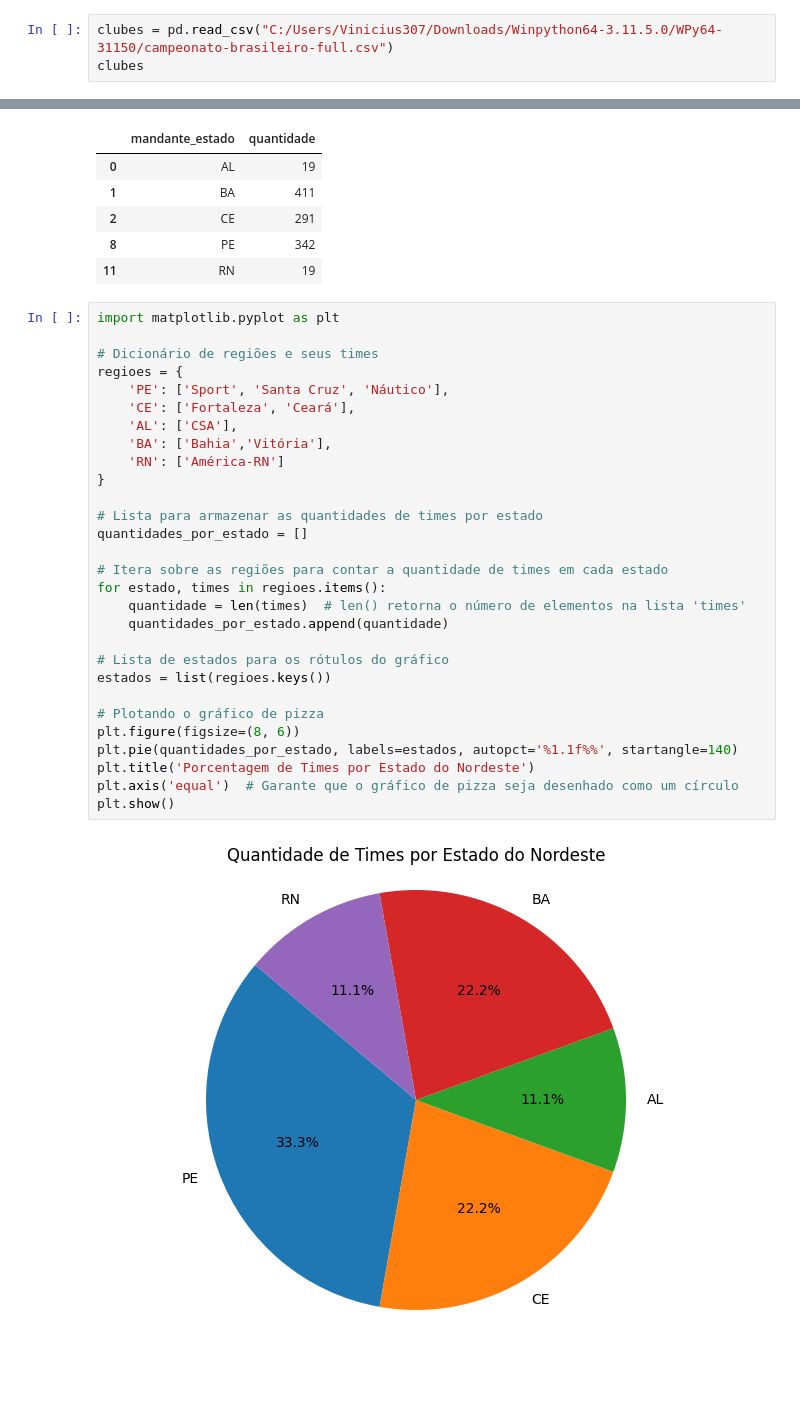
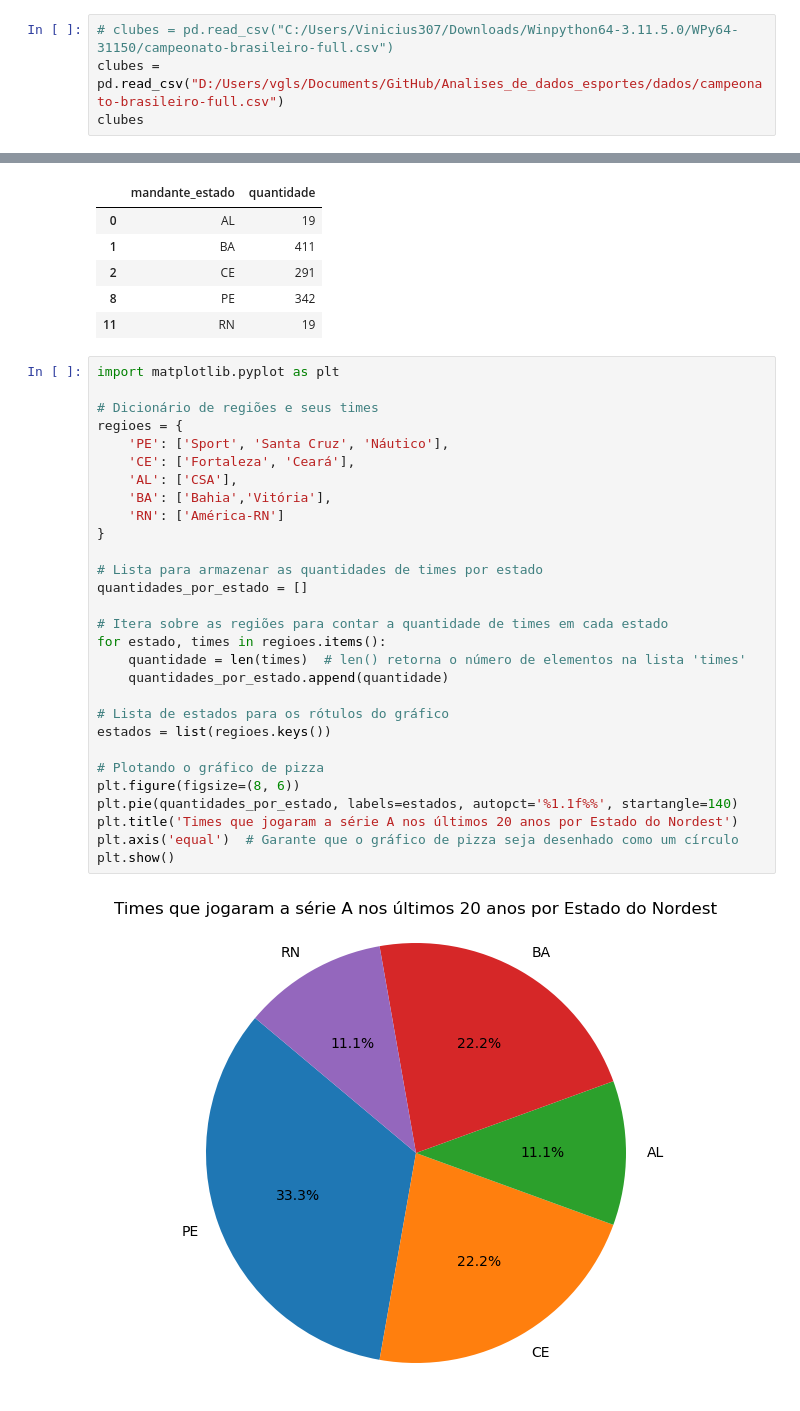
Before and after one commit to 022Vinicius/An-lises_de_dados_esportes, a Jupyter notebook: futebol_pernambucano.ipynb, the cells around one changed output, grey strips where cells are left out. Drawn from its saved outputs; the diff is of its cells as text; blank space fills up the shorter version.

```diff
--- a/futebol_pernambucano.ipynb
+++ b/futebol_pernambucano.ipynb
@@ -4,7 +4,8 @@ import numpy as np
 import matplotlib.pyplot as plt
 import seaborn as sns
 # %%
-clubes = pd.read_csv("C:/Users/Vinicius307/Downloads/Winpython64-3.11.5.0/WPy64-31150/campeonato-brasileiro-full.csv")
+# clubes = pd.read_csv("C:/Users/Vinicius307/Downloads/Winpython64-3.11.5.0/WPy64-31150/campeonato-brasileiro-full.csv")
+clubes = pd.read_csv("D:/Users/vgls/Documents/GitHub/Analises_de_dados_esportes/dados/campeonato-brasileiro-full.csv")
 clubes
 # %% [output]
 |  | ID | rodata | data | hora | mandante | visitante | formacao_mandante | formacao_visitante | ... |
@@ -237,32 +238,32 @@ CSA
 # %%
 import matplotlib.pyplot as plt
 
 # Dicionário de regiões e seus times
 regioes = {
     'PE': ['Sport', 'Santa Cruz', 'Náutico'],
     'CE': ['Fortaleza', 'Ceará'],
     'AL': ['CSA'],
     'BA': ['Bahia','Vitória'],
     'RN': ['América-RN']
 }
 
 # Lista para armazenar as quantidades de times por estado
 quantidades_por_estado = []
 
 # Itera sobre as regiões para contar a quantidade de times em cada estado
 for estado, times in regioes.items():
     quantidade = len(times)  # len() retorna o número de elementos na lista 'times'
     quantidades_por_estado.append(quantidade)
 
 # Lista de estados para os rótulos do gráfico
 estados = list(regioes.keys())
 
 # Plotando o gráfico de pizza
 plt.figure(figsize=(8, 6))
 plt.pie(quantidades_por_estado, labels=estados, autopct='%1.1f%%', startangle=140)
-plt.title('Porcentagem de Times por Estado do Nordeste')
+plt.title('Times que jogaram a série A nos últimos 20 anos por Estado do Nordest')
 plt.axis('equal')  # Garante que o gráfico de pizza seja desenhado como um círculo
 plt.show()
 # %% [output]
-[figure, old version]
+[figure, new version]
 # %% [markdown]
```
Also changed, not shown: parts of 7 cells of this notebook.
